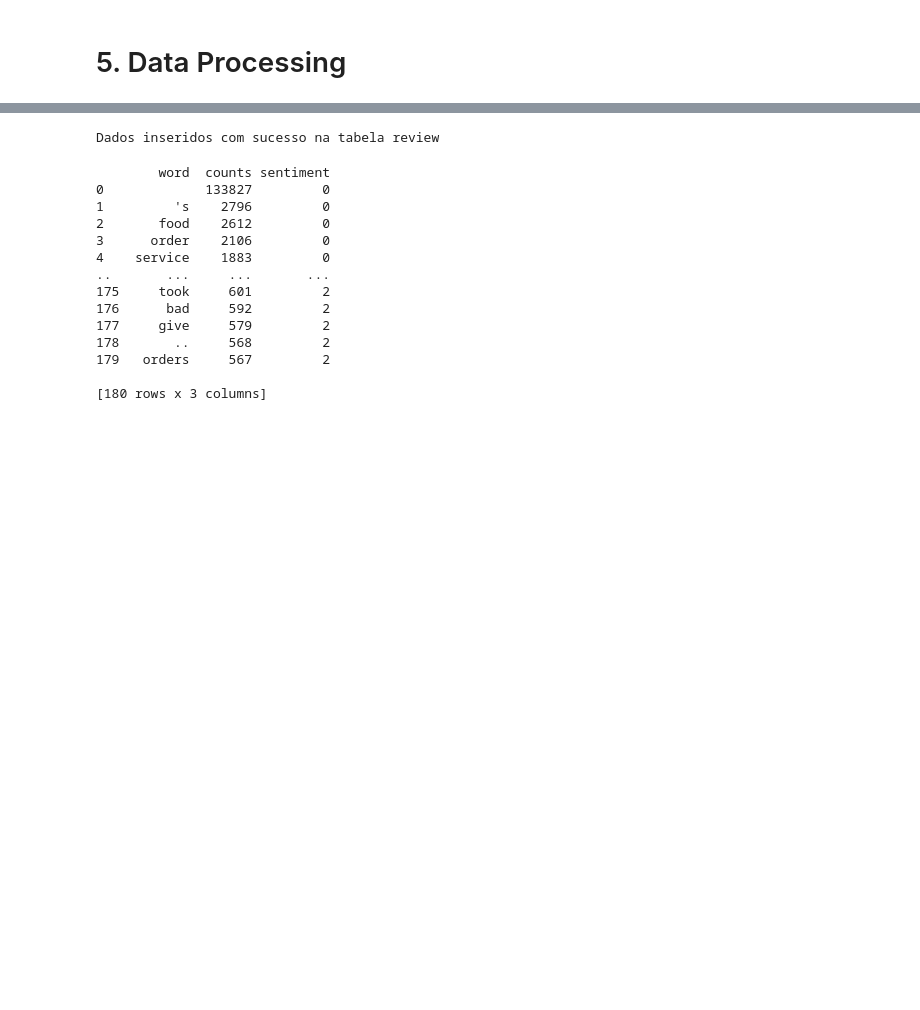
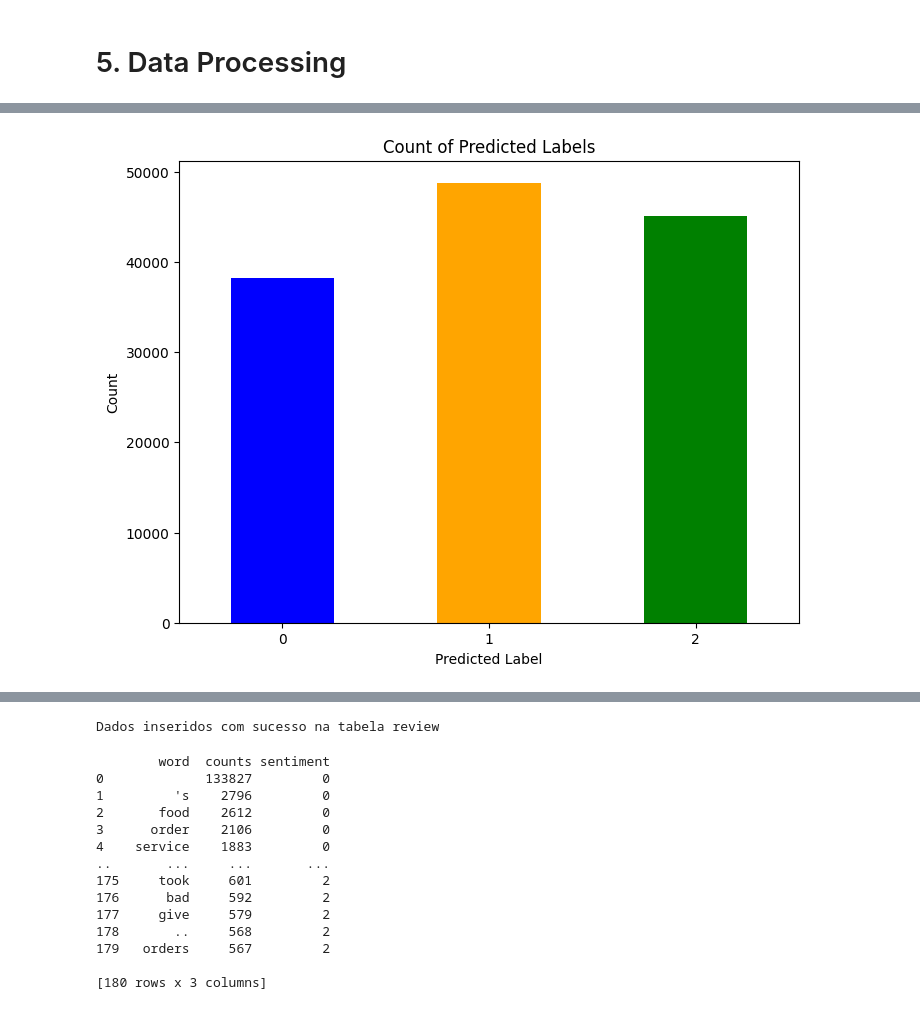
Before and after one commit to Fluffy-Fatec/Projeto-Integrador-Imagem-Classificador, a Jupyter notebook: ClassificatorKeras2.ipynb, the cells around one changed output, grey strips where cells are left out. Cells and saved outputs as stored; diff of their text form; code cells hidden in the pictures; blank space fills up the shorter version.

```diff
--- a/ClassificatorKeras2.ipynb
+++ b/ClassificatorKeras2.ipynb
@@ -244,5 +398,6 @@ df_train
 # %%
+from keras.layers import Embedding
 from tensorflow.keras.models import load_model
 
 # Carregar o modelo
-model = load_model("kerasmodelLSTM.h5")
+model = load_model("/content/drive/MyDrive/Colab Notebooks/kerasmodelLSTMEquals32New.h5")
@@ -323,0 +404,15 @@ reviews
+# %%
+tokenizer = Tokenizer()
+tokenizer.fit_on_texts(df_train['clean_text'])
+
+sequences = tokenizer.texts_to_sequences(df_train['clean_text'])
+max_length = 72
+padded_sequences = pad_sequences(sequences, maxlen=max_length)
+
+predictions = model.predict(padded_sequences)
+
+predicted_labels = [np.argmax(prediction) for prediction in predictions]
+
+df['predicted_label'] = predicted_labels
+
+print(predicted_labels)
@@ -324 +438,15 @@ reviews
+# %%
+# Contar a quantidade de cada valor em 'predicted_label'
+label_counts = df['predicted_label'].value_counts().sort_index()
+
+# Plotar o gráfico de barras
+plt.figure(figsize=(8, 6))
+label_counts.plot(kind='bar', color=['blue', 'orange', 'green'])
+plt.xlabel('Predicted Label')
+plt.ylabel('Count')
+plt.title('Count of Predicted Labels')
+plt.xticks(rotation=0)
+plt.show()
+# %% [output]
+[figure, added]
 # %%
```
Also changed, not shown: parts of 62 cells of this notebook, 1 other file.
